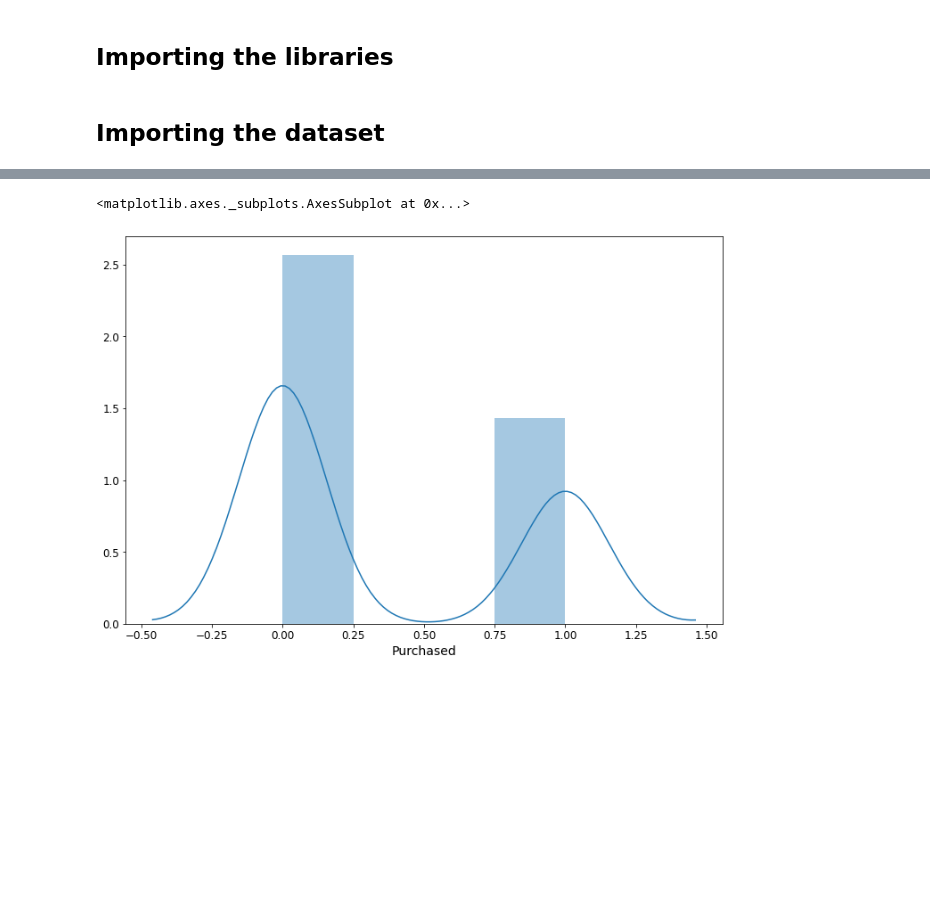
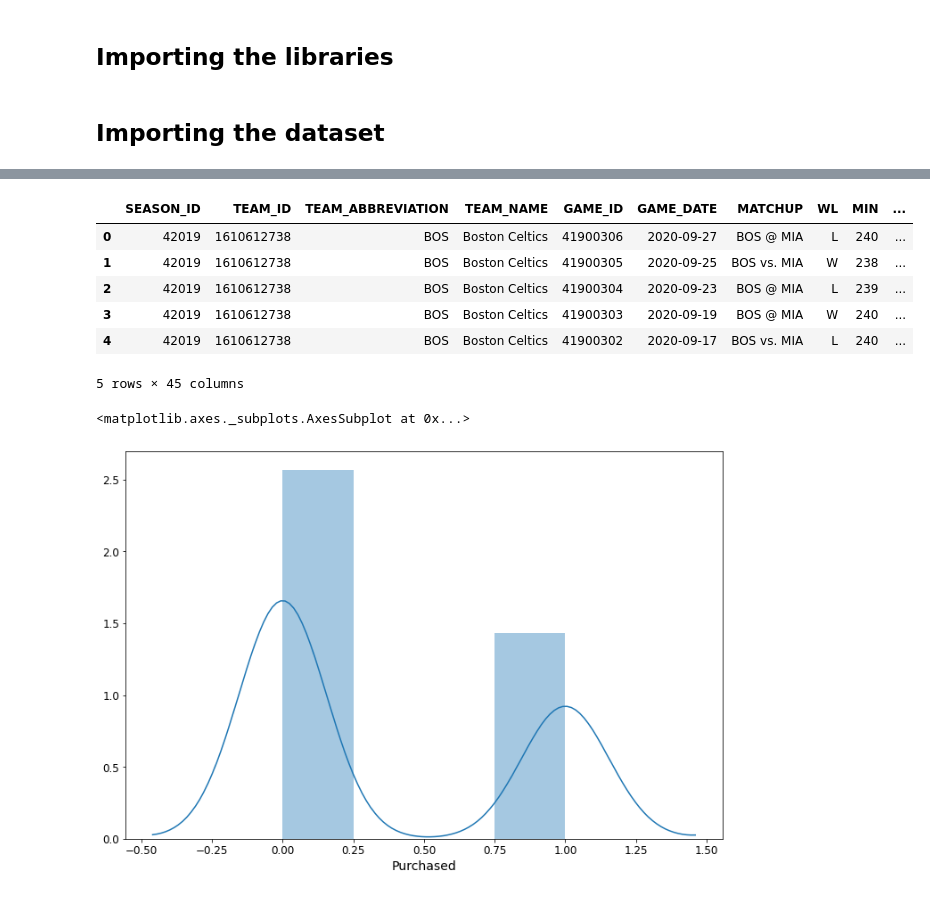
Before and after one commit to jnielsonresearch/crunch-time-analytics, a Jupyter notebook: Hustle Stats Research/Classification_models.ipynb, the cells around one changed output, grey strips where cells are left out. Saved outputs shown, nothing was run; the diff lists cells and outputs as text; code cells hidden in the pictures; blank space fills up the shorter version.

```diff
--- a/Hustle Stats Research/Classification_models.ipynb
+++ b/Hustle Stats Research/Classification_models.ipynb
@@ -72,3 +107,27 @@ dataset.describe()
+# %%
+# Create calculated metric NBA composite "Hustle Rating":
+
+# 2-Point Field Goal Contested: A contest decreases the probability of a 2-Point Field Goal going in by .05 x 2.0 Point Value of a 2-Point Field Goal = .1 Hustle Points.
+
+# 3-Point Field Goal Contested: A contest decreases the probability of a 3-Point Field Goal going in by .05 x 3.0 Point Value of a 3-Point Field Goal = .15 Hustle Points.
+
+# Deflection: We estimate that the team whose player deflected the ball has a .25 chance of recovering the ball x 1.0 Expected Point Value for gaining possession = .25 Hustle Points.
+
+# Loose-Ball Recovered: Recovering a loose ball increases the probability of possession by .5 x 1.0 Expected Point Value for gaining possession = .5 Hustle Points.
+
+# Charge: 1.5 Expected Point Value for creating a turnover when the opponent otherwise would have likely taken a very good shot (as most charges take place near the basket) + .25 Expected Point Value by drawing a foul on the opposing player (gets team closer to the bonus and limits opposing player’s ability to play) = 1.75 Hustle Points.
+
+hustle_stats['HUSTLE_RATING'] = hustle_stats.apply(lambda x: x['CONTESTED_SHOTS_2PT']*0.1 + x['CONTESTED_SHOTS_3PT']*0.15 + x['DEFLECTIONS']*0.25 + x['LOOSE_BALLS_RECOVERED']*0.5 + x['CHARGES_DRAWN']*1.5, axis=1)
+# %%
+hustle_stats.head()
+# %% [output]
+|  | SEASON_ID | TEAM_ID | TEAM_ABBREVIATION | TEAM_NAME | GAME_ID | GAME_DATE | MATCHUP | WL | MIN | ... |
+| 0 | 42019 | 1610612738 | BOS | Boston Celtics | 41900306 | 2020-09-27 | BOS @ MIA | L | 240 | ... |
+| 1 | 42019 | 1610612738 | BOS | Boston Celtics | 41900305 | 2020-09-25 | BOS vs. MIA | W | 238 | ... |
+| 2 | 42019 | 1610612738 | BOS | Boston Celtics | 41900304 | 2020-09-23 | BOS @ MIA | L | 239 | ... |
+| 3 | 42019 | 1610612738 | BOS | Boston Celtics | 41900303 | 2020-09-19 | BOS @ MIA | W | 240 | ... |
+| 4 | 42019 | 1610612738 | BOS | Boston Celtics | 41900302 | 2020-09-17 | BOS vs. MIA | L | 240 | ... |
+5 rows × 45 columns
 # %%
 # Distribution plot of dependent variable y
 plt.figure(figsize=(12,8))
```
Also changed, not shown: parts of 8 cells of this notebook, 8 other files.
